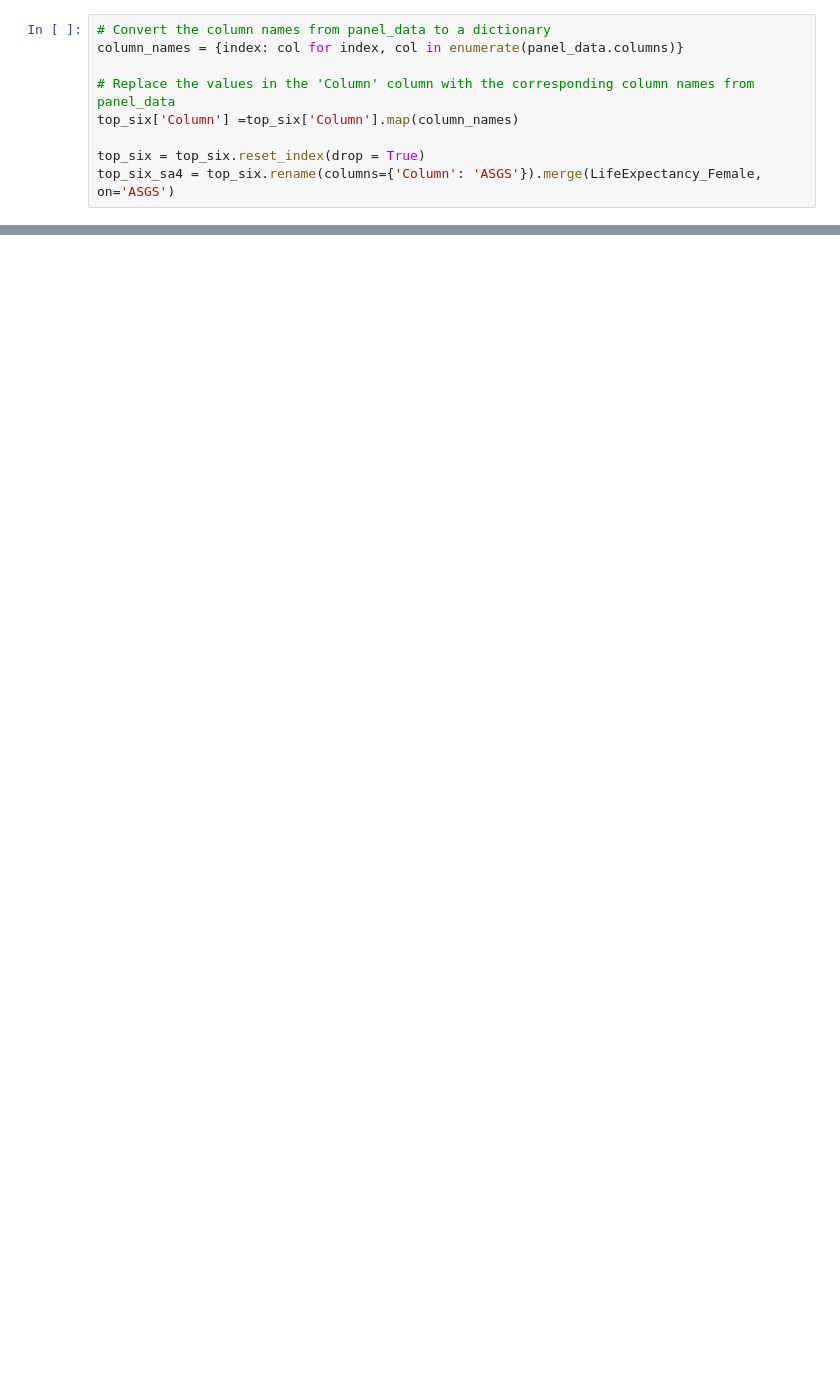
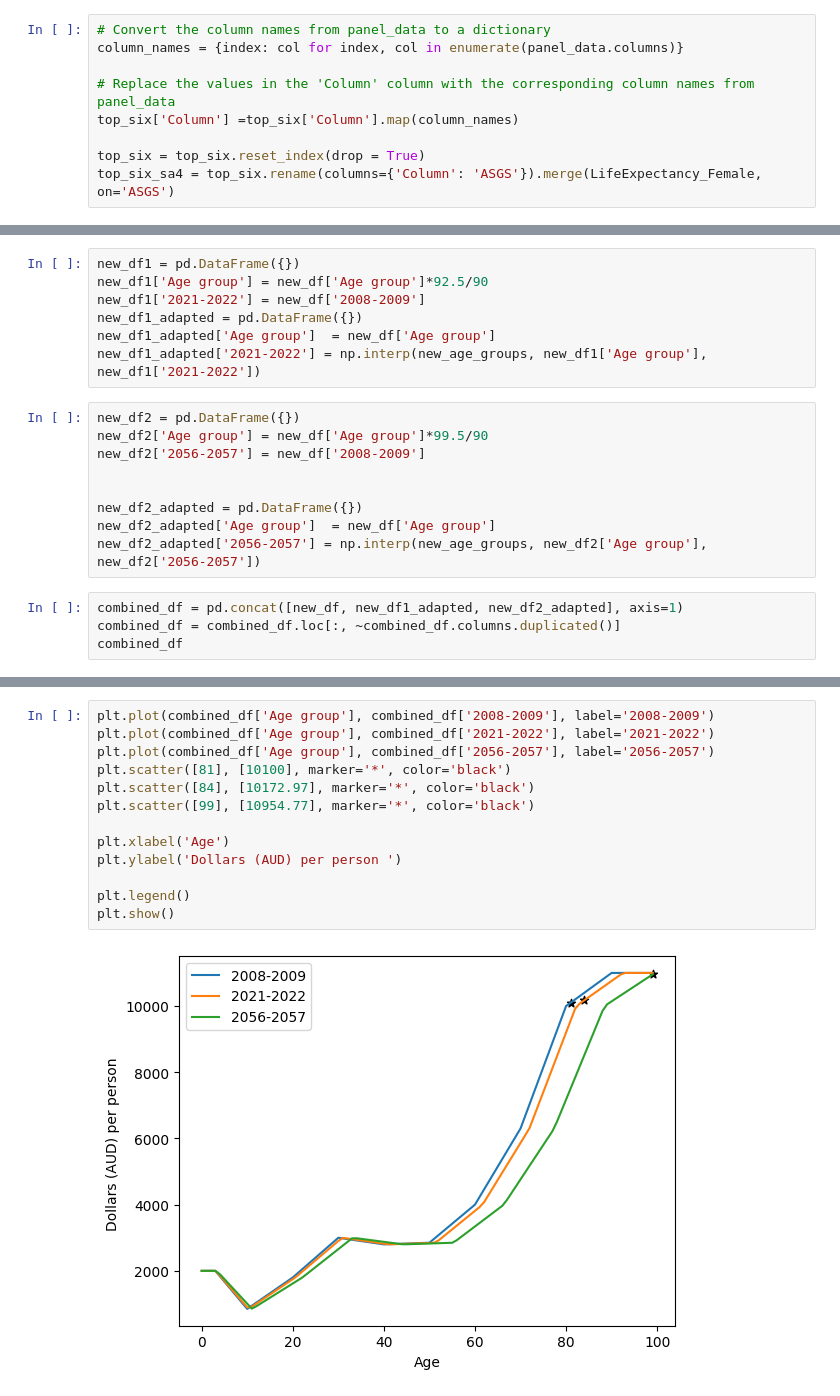
Before and after one commit to LyuLingfeng95/PhDProject1, a Jupyter notebook: Project2_mortality.ipynb, the cells around one changed output, grey strips where cells are left out. Saved outputs shown, nothing was run; the diff lists cells and outputs as text; blank space fills up the shorter version.

```diff
--- a/Project2_mortality.ipynb
+++ b/Project2_mortality.ipynb
@@ -1108,0 +1091,20 @@ top_six_sa4
+# %%
+new_df1 = pd.DataFrame({})
+new_df1['Age group'] = new_df['Age group']*92.5/90
+new_df1['2021-2022'] = new_df['2008-2009']
+new_df1_adapted = pd.DataFrame({})
+new_df1_adapted['Age group']  = new_df['Age group']
+new_df1_adapted['2021-2022'] = np.interp(new_age_groups, new_df1['Age group'], new_df1['2021-2022'])
+# %%
+new_df2 = pd.DataFrame({})
+new_df2['Age group'] = new_df['Age group']*99.5/90
+new_df2['2056-2057'] = new_df['2008-2009']
+
+
+new_df2_adapted = pd.DataFrame({})
+new_df2_adapted['Age group']  = new_df['Age group']
+new_df2_adapted['2056-2057'] = np.interp(new_age_groups, new_df2['Age group'], new_df2['2056-2057'])
+# %%
+combined_df = pd.concat([new_df, new_df1_adapted, new_df2_adapted], axis=1)
+combined_df = combined_df.loc[:, ~combined_df.columns.duplicated()]
+combined_df
@@ -1108,0 +1125,15 @@ top_six_sa4
+# %%
+plt.plot(combined_df['Age group'], combined_df['2008-2009'], label='2008-2009')
+plt.plot(combined_df['Age group'], combined_df['2021-2022'], label='2021-2022')
+plt.plot(combined_df['Age group'], combined_df['2056-2057'], label='2056-2057')
+plt.scatter([81], [10100], marker='*', color='black')
+plt.scatter([84], [10172.97], marker='*', color='black')
+plt.scatter([99], [10954.77], marker='*', color='black')
+
+plt.xlabel('Age')
+plt.ylabel('Dollars (AUD) per person ')
+
+plt.legend()
+plt.show()
+# %% [output]
+[figure, added]
```
Also changed, not shown: parts of 26 cells of this notebook, 13 other files.
